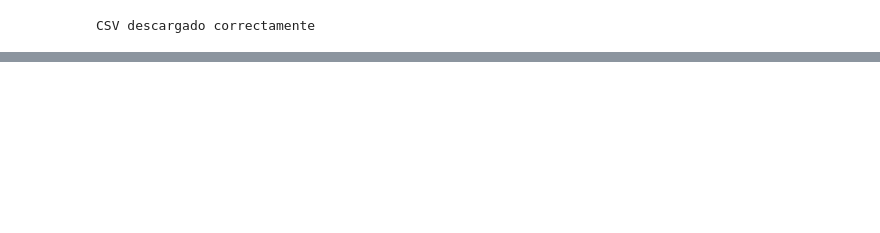
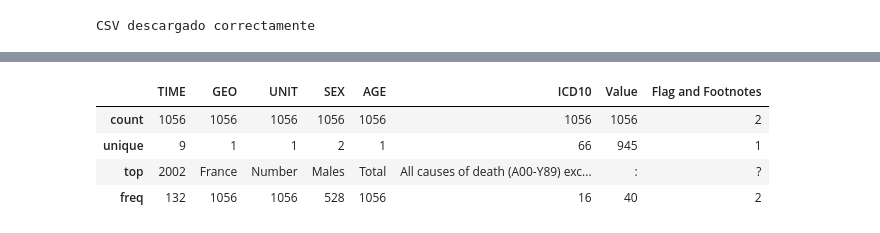
Before and after one commit to crozasc/Clean-and-format-input-dataset, a Jupyter notebook: main.ipynb, the cells around one changed output, grey strips where cells are left out. Drawn from its saved outputs; the diff is of its cells as text; code cells hidden in the pictures; blank space fills up the shorter version.

```diff
--- a/main.ipynb
+++ b/main.ipynb
@@ -27,2 +46,9 @@ TypeError: 'method' object is not subscriptable
 # %%
 # Realizar un análisis básico de los datos de entrada con con los métodos .describe() y .info().
+df.describe()
+# %% [output]
+|  | TIME | GEO | UNIT | SEX | AGE | ICD10 | Value | Flag and Footnotes |
+| count | 1056 | 1056 | 1056 | 1056 | 1056 | 1056 | 1056 | 2 |
+| unique | 9 | 1 | 1 | 2 | 1 | 66 | 945 | 1 |
+| top | 2002 | France | Number | Males | Total | All causes of death (A00-Y89) exc... | : | ? |
+| freq | 132 | 1056 | 1056 | 528 | 1056 | 16 | 40 | 2 |
```
Also changed, not shown: parts of 8 cells of this notebook, 1 other file.
